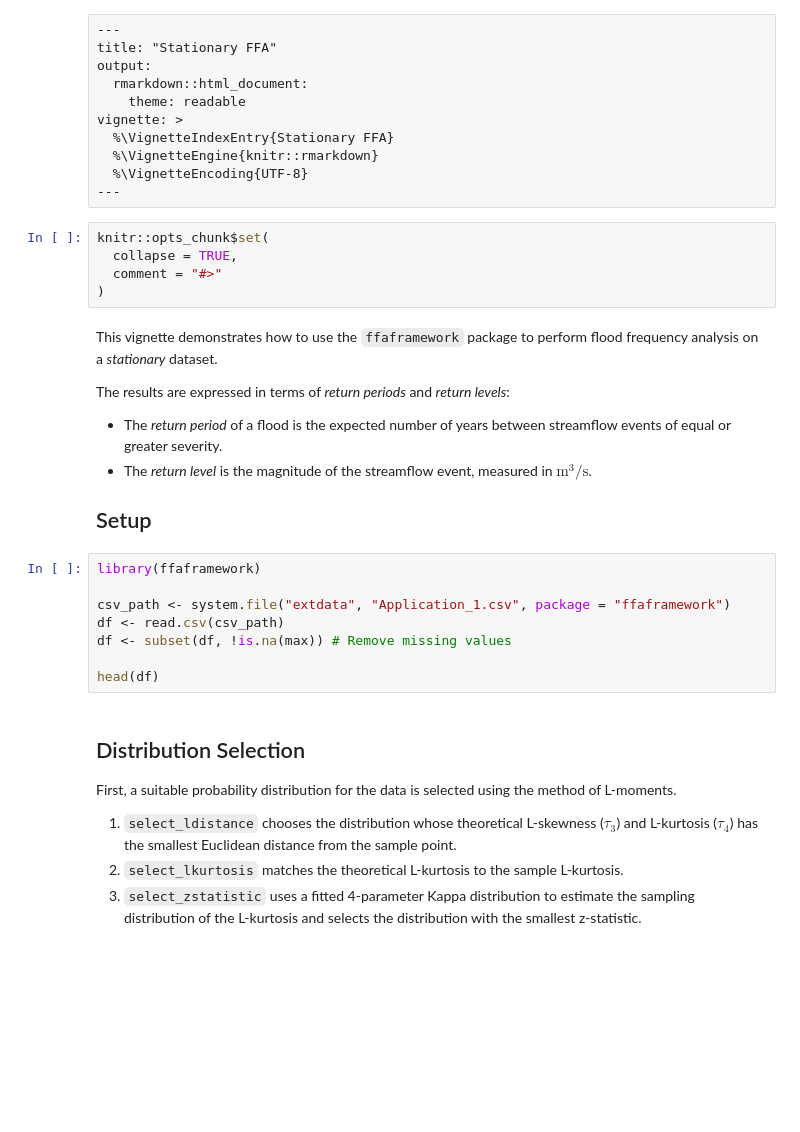
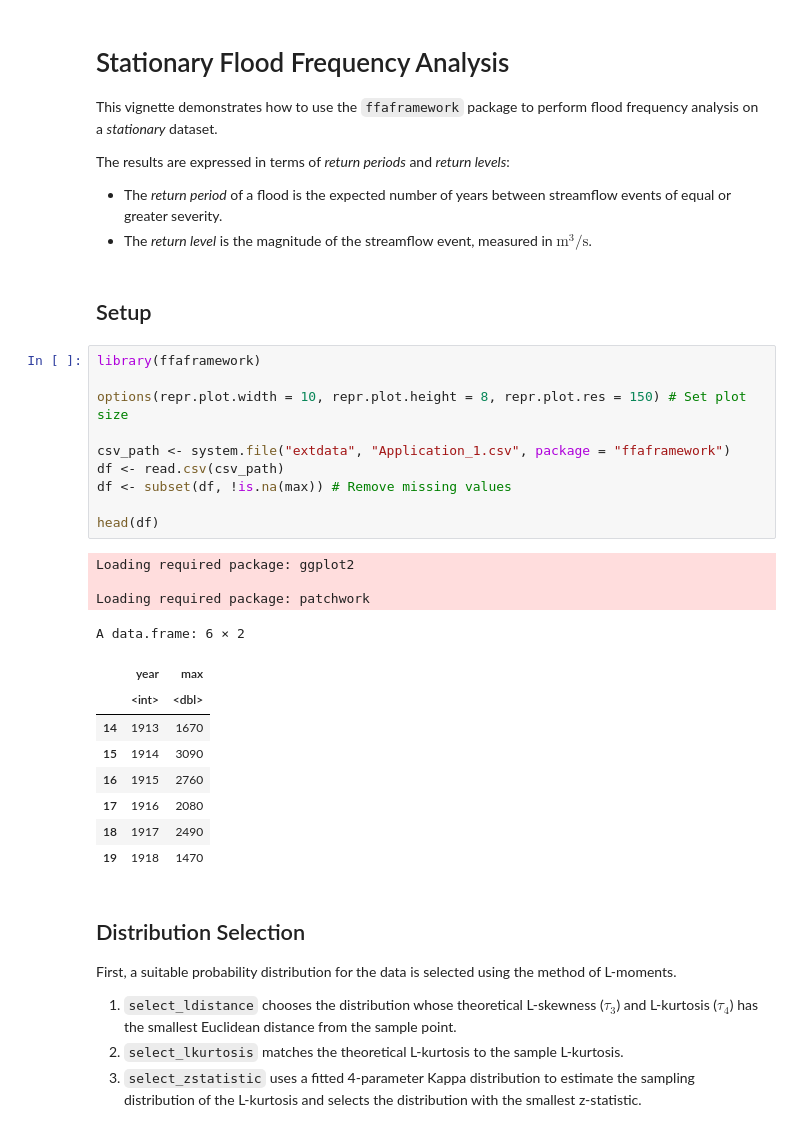
Before and after one commit to rileywheadon/ffa-docs, a Jupyter notebook: docs/notebooks/stationary-ffa.ipynb, the cells around one changed output. Saved outputs shown, nothing was run; the diff lists cells and outputs as text; blank space fills up the shorter version.

```diff
--- a/docs/notebooks/stationary-ffa.ipynb
+++ b/docs/notebooks/stationary-ffa.ipynb
@@ -1,36 +1,37 @@
-# %% [raw]
----
-title: "Stationary FFA"
-output:
-  rmarkdown::html_document:
-    theme: readable
-vignette: >
-  %\VignetteIndexEntry{Stationary FFA}
-  %\VignetteEngine{knitr::rmarkdown}
-  %\VignetteEncoding{UTF-8}
----
-# %%
-knitr::opts_chunk$set(
-  collapse = TRUE,
-  comment = "#>"
-)
 # %% [markdown]
+# Stationary Flood Frequency Analysis
+
 This vignette demonstrates how to use the `ffaframework` package to perform flood frequency analysis on a *stationary* dataset.
 
 The results are expressed in terms of *return periods* and *return levels*:
 
 - The *return period* of a flood is the expected number of years between streamflow events of equal or greater severity.
 - The *return level* is the magnitude of the streamflow event, measured in $\text{m}^3/\text{s}$.
-
-## Setup
+# %% [markdown]
+## Setup
 # %%
 library(ffaframework)
+
+options(repr.plot.width = 10, repr.plot.height = 8, repr.plot.res = 150) # Set plot size
 
 csv_path <- system.file("extdata", "Application_1.csv", package = "ffaframework")
 df <- read.csv(csv_path)
 df <- subset(df, !is.na(max)) # Remove missing values
 
 head(df)
+# %% [output]
+Loading required package: ggplot2
+
+Loading required package: patchwork
+A data.frame: 6 × 2
+|  | year | max |
+|  | <int> | <dbl> |
+| 14 | 1913 | 1670 |
+| 15 | 1914 | 3090 |
+| 16 | 1915 | 2760 |
+| 17 | 1916 | 2080 |
+| 18 | 1917 | 2490 |
+| 19 | 1918 | 1470 |
 # %% [markdown]
 ## Distribution Selection
 
```
Also changed, not shown: parts of 10 cells of this notebook, 19 other files.
